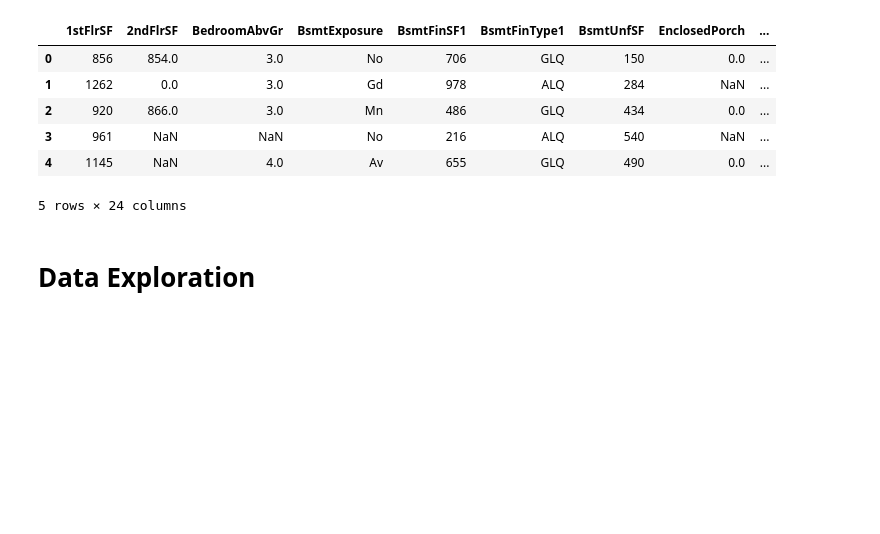
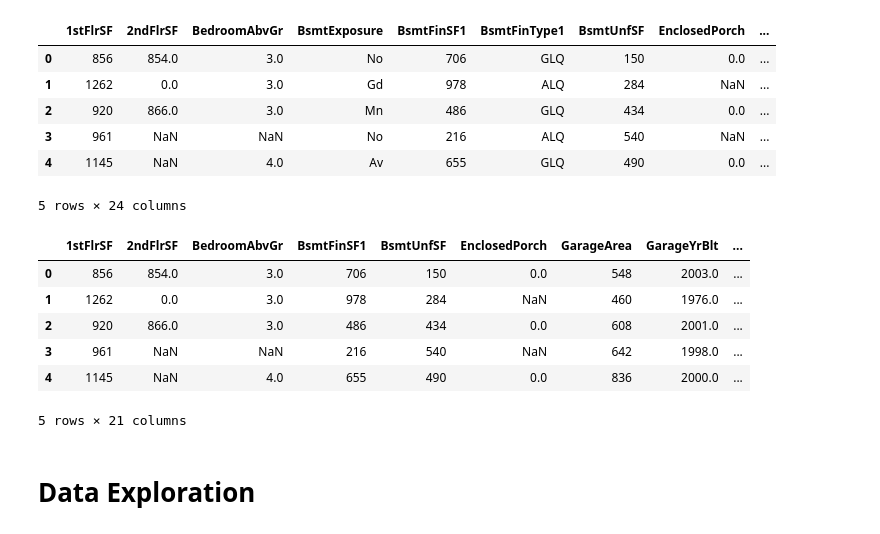
Before and after one commit to JohnStuartPhil/p5test, a Jupyter notebook: jupyter_notebooks/03 - DataCleaning.ipynb, the cells around one changed output. Saved outputs shown, nothing was run; the diff lists cells and outputs as text; code cells hidden in the pictures; blank space fills up the shorter version.

```diff
--- a/jupyter_notebooks/03 - DataCleaning.ipynb
+++ b/jupyter_notebooks/03 - DataCleaning.ipynb
@@ -66,11 +66,19 @@ df.head()
 | 4 | 1145 | NaN | 4.0 | Av | 655 | GLQ | 490 | 0.0 | ... |
 5 rows × 24 columns
 # %%
-#import pandas as pd
-#df = (pd.read_csv("outputs/datasets/collection/HousePriceRecords.csv")
- #   .drop(['BsmtFinType1', 'BsmtExposure', 'GarageFinish'], axis=1)
-  #  )
-#df.head()
+import pandas as pd
+df = (pd.read_csv("outputs/datasets/collection/HousePriceRecords.csv")
+    .drop(['BsmtFinType1', 'BsmtExposure', 'GarageFinish'], axis=1)
+    )
+df.head()
+# %% [output]
+|  | 1stFlrSF | 2ndFlrSF | BedroomAbvGr | BsmtFinSF1 | BsmtUnfSF | EnclosedPorch | GarageArea | GarageYrBlt | ... |
+| 0 | 856 | 854.0 | 3.0 | 706 | 150 | 0.0 | 548 | 2003.0 | ... |
+| 1 | 1262 | 0.0 | 3.0 | 978 | 284 | NaN | 460 | 1976.0 | ... |
+| 2 | 920 | 866.0 | 3.0 | 486 | 434 | 0.0 | 608 | 2001.0 | ... |
+| 3 | 961 | NaN | NaN | 216 | 540 | NaN | 642 | 1998.0 | ... |
+| 4 | 1145 | NaN | 4.0 | 655 | 490 | 0.0 | 836 | 2000.0 | ... |
+5 rows × 21 columns
 # %% [markdown]
 # Data Exploration
 # %% [markdown]
```
Also changed, not shown: parts of 6 cells of this notebook.
